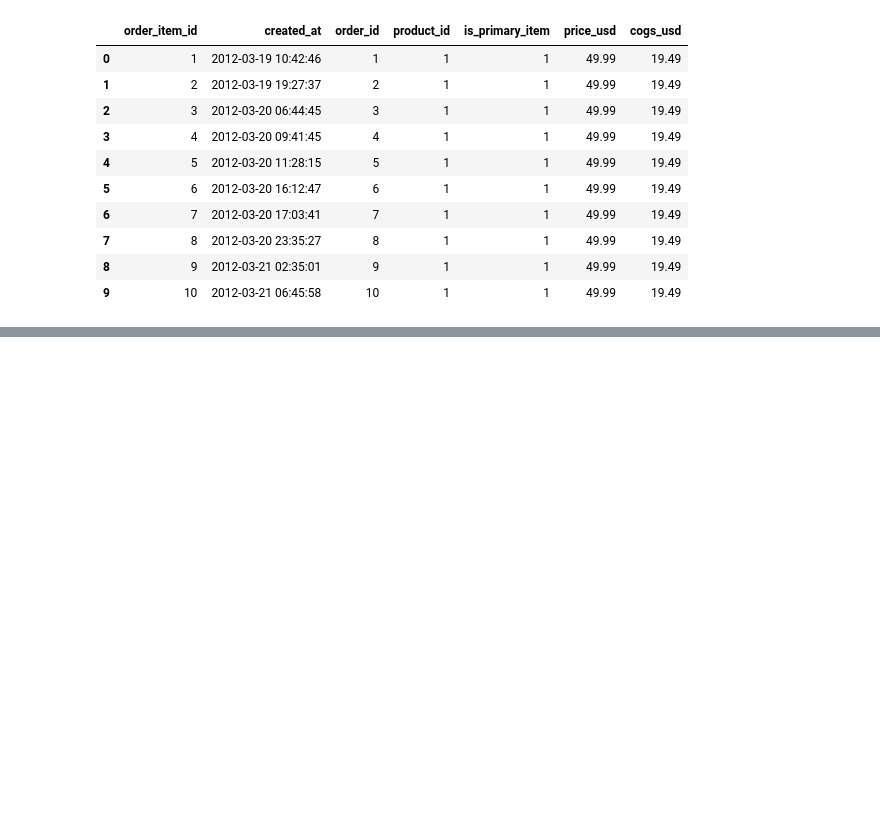
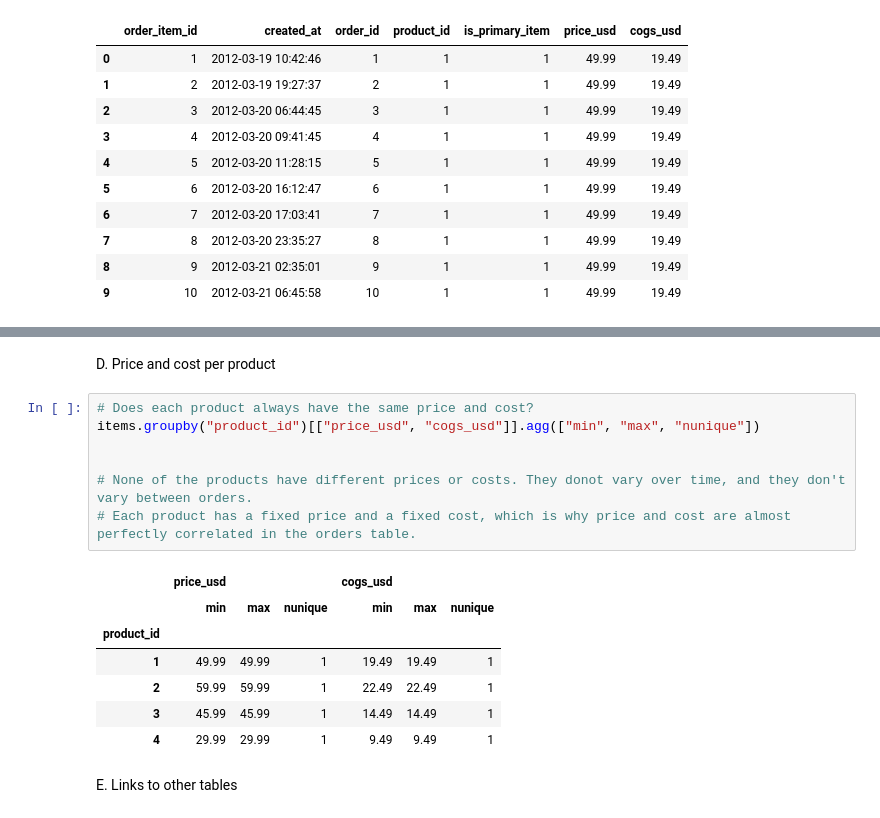
Before and after one commit to sunitapalubanjar/product-expansion-profitability, a Jupyter notebook: notebooks/01_data_profiling.ipynb, the cells around one changed output, grey strips where cells are left out. Drawn from its saved outputs; the diff is of its cells as text; blank space fills up the shorter version.

```diff
--- a/notebooks/01_data_profiling.ipynb
+++ b/notebooks/01_data_profiling.ipynb
@@ -633,0 +722,19 @@ items.head(10)
+# %% [markdown]
+D. Price and cost per product
+# %%
+# Does each product always have the same price and cost?
+items.groupby("product_id")[["price_usd", "cogs_usd"]].agg(["min", "max", "nunique"])
+
+
+# None of the products have different prices or costs. They donot vary over time, and they don't vary between orders.
+# Each product has a fixed price and a fixed cost, which is why price and cost are almost perfectly correlated in the orders table.
+# %% [output]
+|  | price_usd |  |  | cogs_usd |  |  |
+|  | min | max | nunique | min | max | nunique |
+| product_id |  |  |  |  |  |  |
+| 1 | 49.99 | 49.99 | 1 | 19.49 | 19.49 | 1 |
+| 2 | 59.99 | 59.99 | 1 | 22.49 | 22.49 | 1 |
+| 3 | 45.99 | 45.99 | 1 | 14.49 | 14.49 | 1 |
+| 4 | 29.99 | 29.99 | 1 | 9.49 | 9.49 | 1 |
+# %% [markdown]
+E. Links to other tables
```
Also changed, not shown: parts of 47 cells of this notebook, 2 other files.
